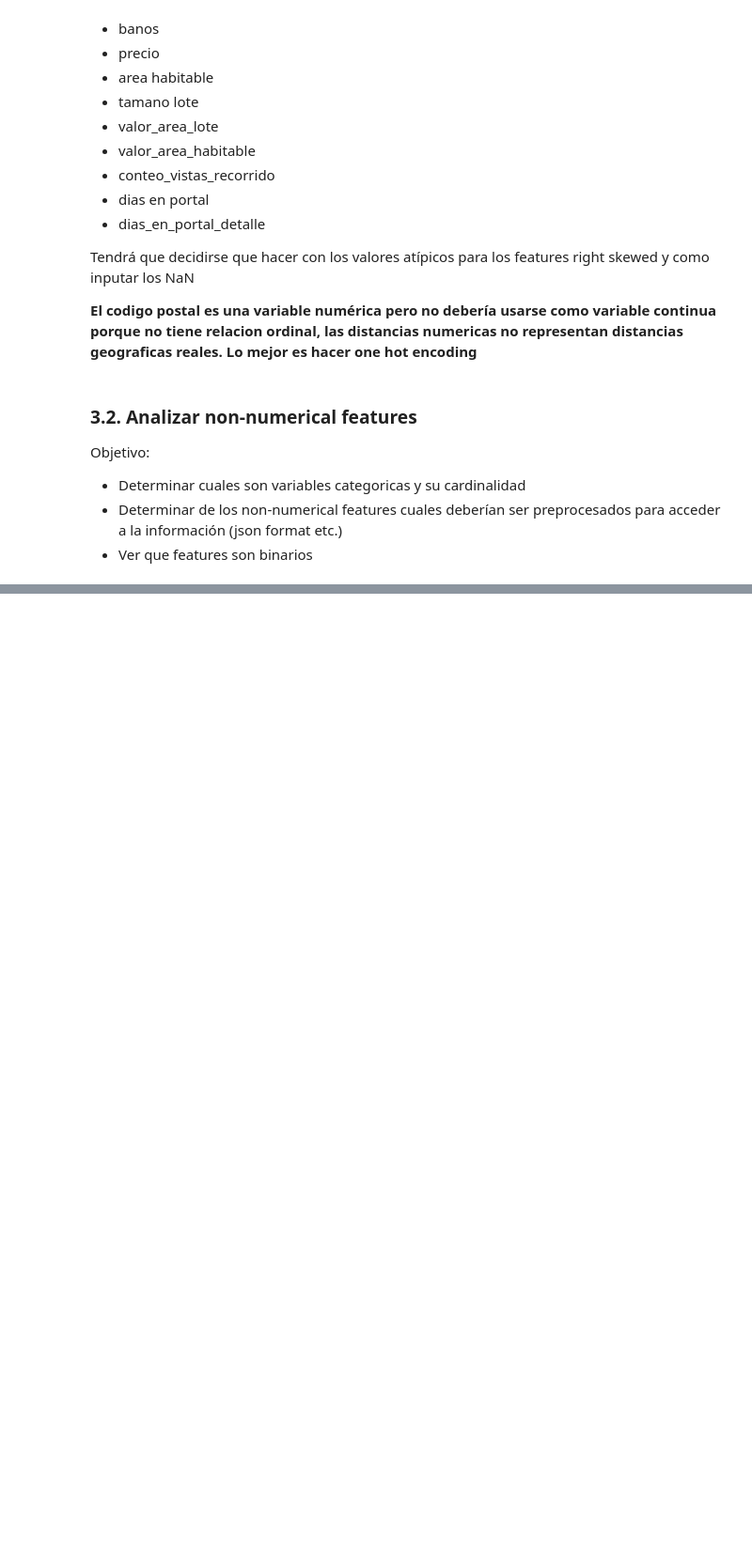
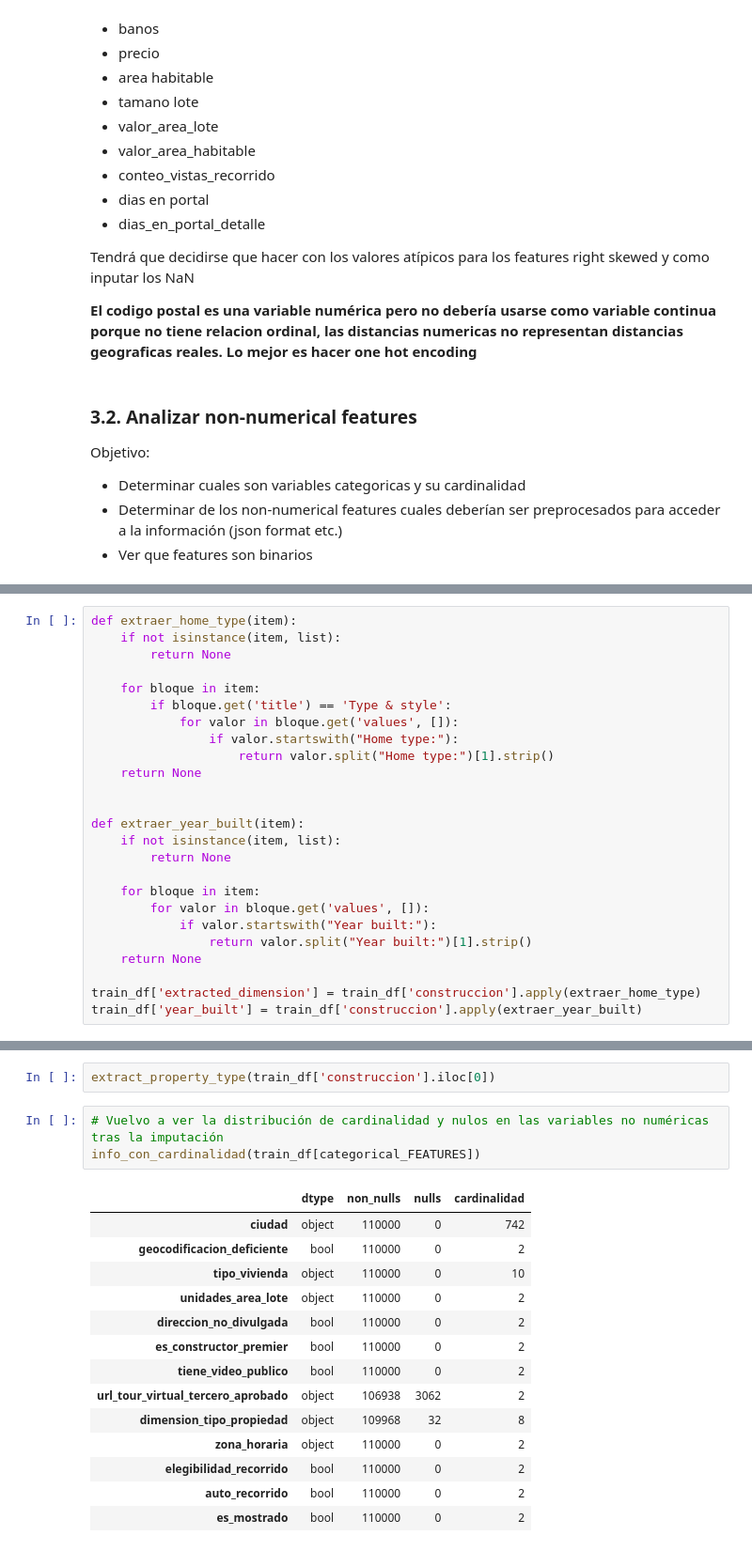
Before and after one commit to rolosa10/proyecto_hc, a Jupyter notebook: notebooks/proyecto.ipynb, the cells around one changed output, grey strips where cells are left out. Shown: that part at 94% size. Drawn from its saved outputs; the diff is of its cells as text; blank space fills up the shorter version.

```diff
--- a/notebooks/proyecto.ipynb
+++ b/notebooks/proyecto.ipynb
@@ -196,0 +372,25 @@ Index(['ciudad', 'estado', 'estado_propiedad', 'dormitorios', 'banos',
+# %%
+def extraer_home_type(item):
+    if not isinstance(item, list):
+        return None
+
+    for bloque in item:
+        if bloque.get('title') == 'Type & style':
+            for valor in bloque.get('values', []):
+                if valor.startswith("Home type:"):
+                    return valor.split("Home type:")[1].strip()
+    return None
+
+
+def extraer_year_built(item):
+    if not isinstance(item, list):
+        return None
+
+    for bloque in item:
+        for valor in bloque.get('values', []):
+            if valor.startswith("Year built:"):
+                return valor.split("Year built:")[1].strip()
+    return None
+
+train_df['extracted_dimension'] = train_df['construccion'].apply(extraer_home_type)
+train_df['year_built'] = train_df['construccion'].apply(extraer_year_built)
@@ -196,0 +466,20 @@ Index(['ciudad', 'estado', 'estado_propiedad', 'dormitorios', 'banos',
+# %%
+extract_property_type(train_df['construccion'].iloc[0])
+# %%
+# Vuelvo a ver la distribución de cardinalidad y nulos en las variables no numéricas tras la imputación
+info_con_cardinalidad(train_df[categorical_FEATURES])
+# %% [output]
+|  | dtype | non_nulls | nulls | cardinalidad |
+| ciudad | object | 110000 | 0 | 742 |
+| geocodificacion_deficiente | bool | 110000 | 0 | 2 |
+| tipo_vivienda | object | 110000 | 0 | 10 |
+| unidades_area_lote | object | 110000 | 0 | 2 |
+| direccion_no_divulgada | bool | 110000 | 0 | 2 |
+| es_constructor_premier | bool | 110000 | 0 | 2 |
+| tiene_video_publico | bool | 110000 | 0 | 2 |
+| url_tour_virtual_tercero_aprobado | object | 106938 | 3062 | 2 |
+| dimension_tipo_propiedad | object | 109968 | 32 | 8 |
+| zona_horaria | object | 110000 | 0 | 2 |
+| elegibilidad_recorrido | bool | 110000 | 0 | 2 |
+| auto_recorrido | bool | 110000 | 0 | 2 |
+| es_mostrado | bool | 110000 | 0 | 2 |
```
Also changed, not shown: parts of 24 cells of this notebook.
